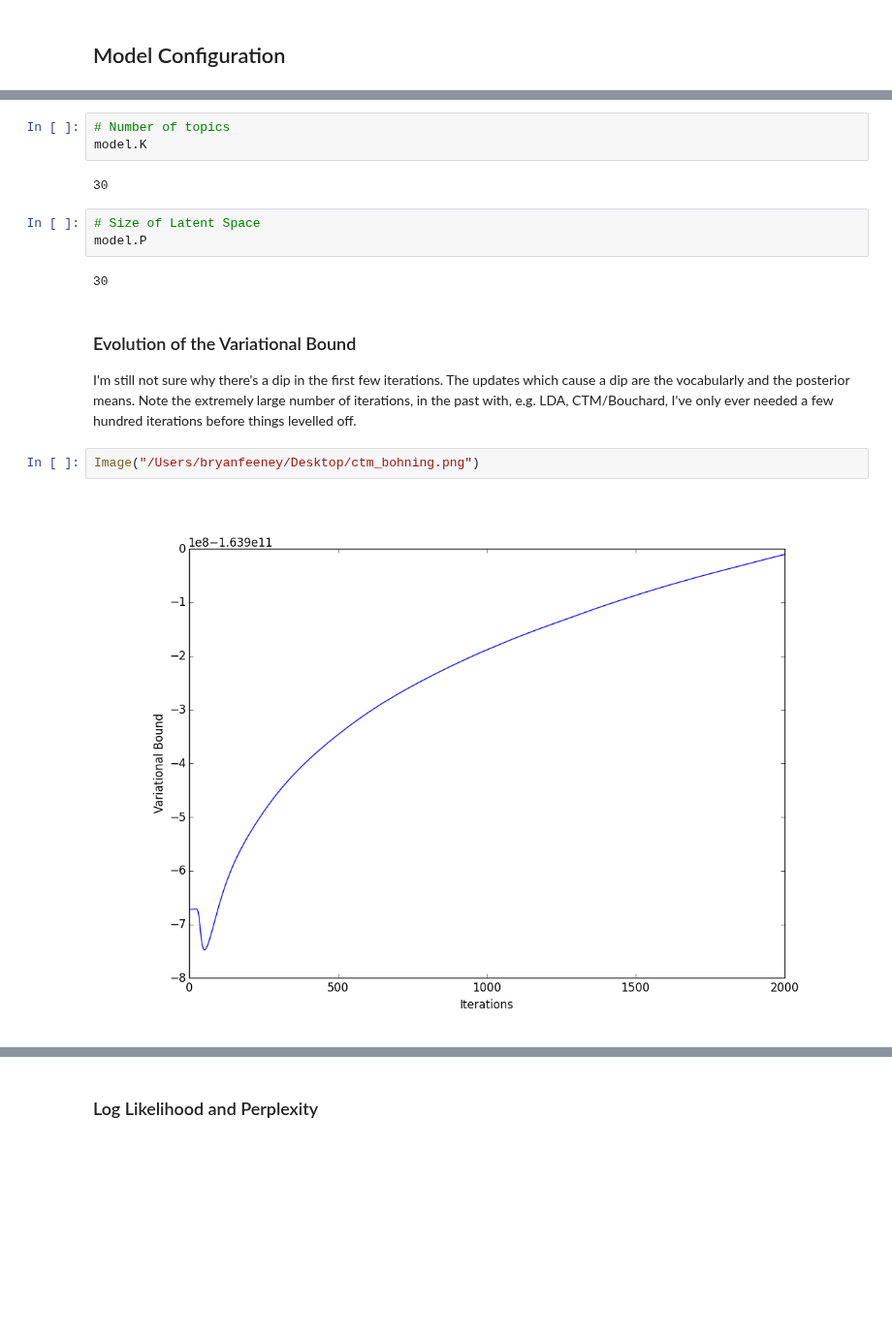
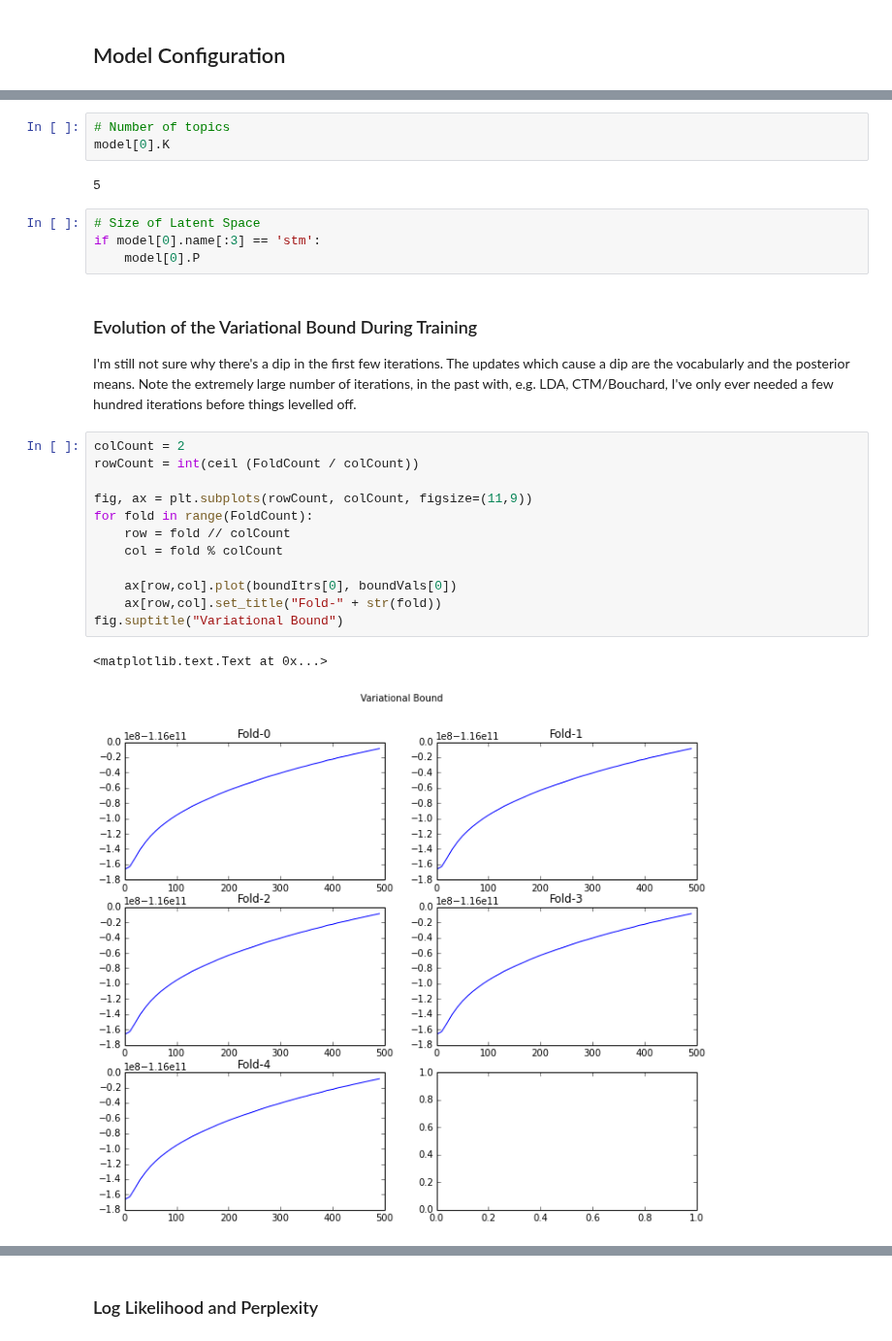
Before and after one commit to budgefeeney/sidetopics, a Jupyter notebook: src/notebooks/StmResultsSheet.ipynb, the cells around one changed output, grey strips where cells are left out. Shown at 97% size. Cells and saved outputs as stored; diff of their text form; blank space fills up the shorter version.

```diff
--- a/src/notebooks/ResultsSheet.ipynb
+++ b/src/notebooks/StmResultsSheet.ipynb
@@ -235,17 +279,27 @@ if X.dtype != model.dtype:
 # %%
 # Number of topics
-model.K
+model[0].K
 # %% [output]
-30
+5
 # %%
 # Size of Latent Space
-model.P
+if model[0].name[:3] == 'stm':
+    model[0].P
-# %% [output]
-30
 # %% [markdown]
-### Evolution of the Variational Bound
+### Evolution of the Variational Bound During Training
 I'm still not sure why there's a dip in the first few iterations. The updates which cause a dip are the vocabularly and the posterior means. Note the extremely large number of iterations, in the past with, e.g. LDA, CTM/Bouchard, I've only ever needed a few hundred iterations before things levelled off.
-# %%
-Image("/Users/bryanfeeney/Desktop/ctm_bohning.png")
-# %% [output]
-[figure, removed]
+# %%
+colCount = 2
+rowCount = int(ceil (FoldCount / colCount))
+
+fig, ax = plt.subplots(rowCount, colCount, figsize=(11,9))
+for fold in range(FoldCount):
+    row = fold // colCount
+    col = fold % colCount
+
+    ax[row,col].plot(boundItrs[0], boundVals[0])
+    ax[row,col].set_title("Fold-" + str(fold))
+fig.suptitle("Variational Bound")
+# %% [output]
+<matplotlib.text.Text at 0x...>
+[figure, added]
```
Also changed, not shown: parts of 40 cells of this notebook, 1 other file.
